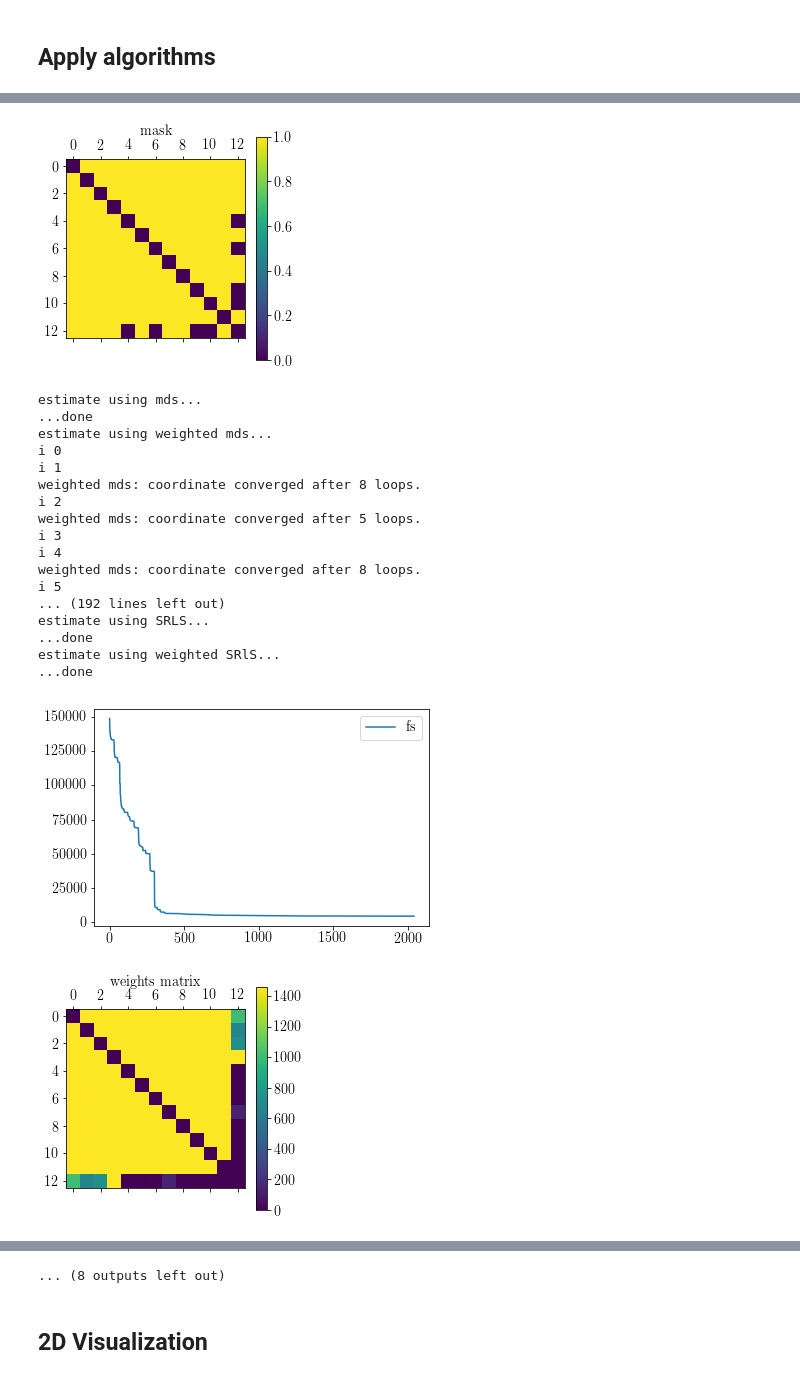
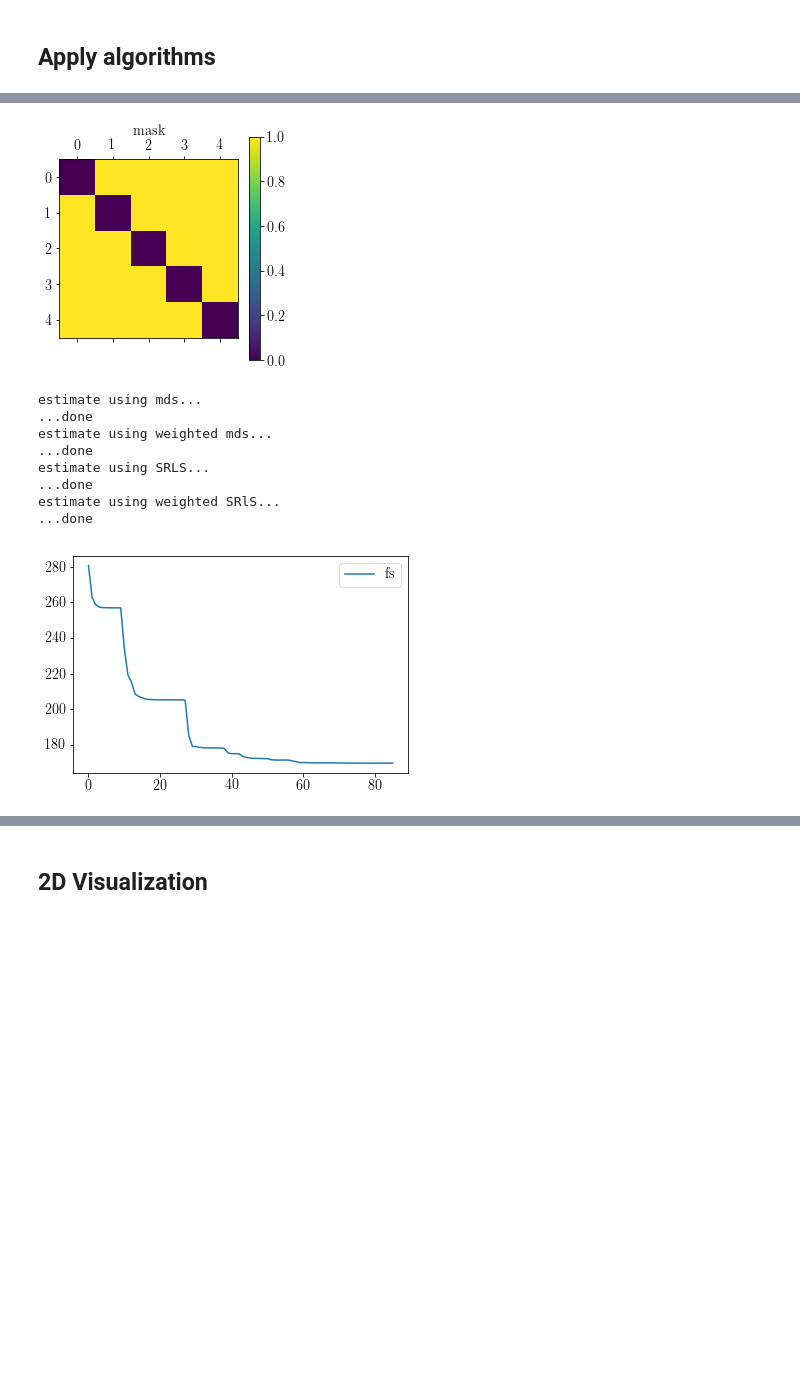
Before and after one commit to LCAV/pylocus, a Jupyter notebook: EvaluateData.ipynb, the cells around one changed output, grey strips where cells are left out. Drawn from its saved outputs; the diff is of its cells as text; code cells hidden in the pictures; blank space fills up the shorter version.

```diff
--- a/EvaluateData.ipynb
+++ b/EvaluateData.ipynb
@@ -13,8 +13,8 @@ plt.style.use('latex.mplstyle')
 import plots_cti as plots
 from experiments import read_experimental_data,N_POSITIONS
 
-#tool = 'Pozyx'
-tool = 'Ubiment'
+tool = 'Pozyx'
+#tool = 'Ubiment'
 #tool = 'Beacon'
 
 april_tag_id = 333
@@ -137,7 +128,7 @@ def get_weights(weight_method):
 ## Apply algorithms
 # %%
 from point_configuration import HeterogenousConfiguration, PointConfiguration, dm_from_edm, create_from_points, edm_from_dm
-from algorithms import reconstruct_mds, reconstruct_srls, reconstruct_weighted
+from algorithms import reconstruct_mds, reconstruct_srls, reconstruct_acd
 from plots_cti import plot_matrix
 
 points_mds = []
@@ -168,12 +159,12 @@ for result in results:
     plot_matrix(mask, 'mask')
 
     print('estimate using mds...')
-    Xmds = reconstruct_mds(pnoisy.edm, porig.points, False, 'geometric', mask=mask)
+    Xmds = reconstruct_mds(pnoisy.edm, porig.points, method='geometric', mask=mask)
     print('...done')
     print('estimate using weighted mds...')
     #X_0 = porig.points
     X_0 = Xmds
-    Xmds_weighted, fs, err_edms, err_points = reconstruct_weighted(pnoisy.edm, weights_matrix, X_0=X_0, X_hat=Xmds, points=porig.points, print_out=False)
+    Xmds_weighted, fs, err_edms, err_points = reconstruct_acd(pnoisy.edm, weights_matrix, X_0=X_0, real_points=porig.points, print_out=False)
     print('...done')
     print('estimate using SRLS...')
     Xsrls = reconstruct_srls(pnoisy.edm, porig.points, False, index=index, weights=mask)
@@ -238,20 +220,10 @@ estimate using weighted SRlS...
-[figure, old version]
+[figure, new version]
 estimate using mds...
 ...done
 estimate using weighted mds...
-i 0
-i 1
-weighted mds: coordinate converged after 8 loops.
-i 2
-weighted mds: coordinate converged after 5 loops.
-i 3
-i 4
-weighted mds: coordinate converged after 8 loops.
-i 5
-... (192 lines left out)
+...done
 estimate using SRLS...
 ...done
 estimate using weighted SRlS...
 ...done
-[figure, old version]
+[figure, new version]
-[figure, removed]
@@ -277,4 +230,3 @@ estimate using weighted SRlS...
-... (8 outputs left out)
 # %% [markdown]
 ## 2D Visualization
 # %%
```
Also changed, not shown: parts of 4 cells of this notebook, 2 other files.
